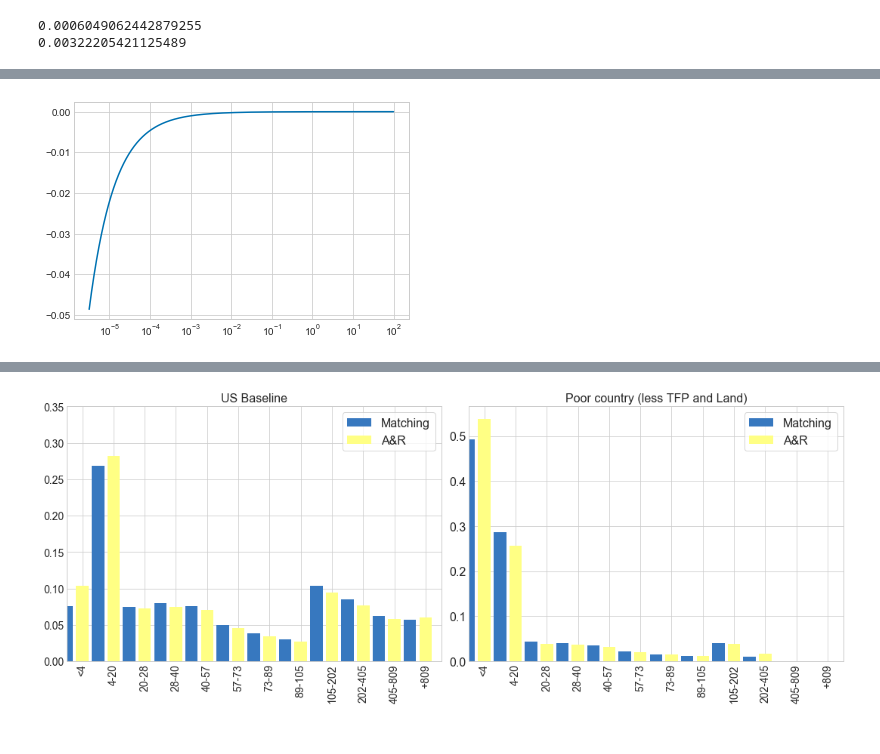
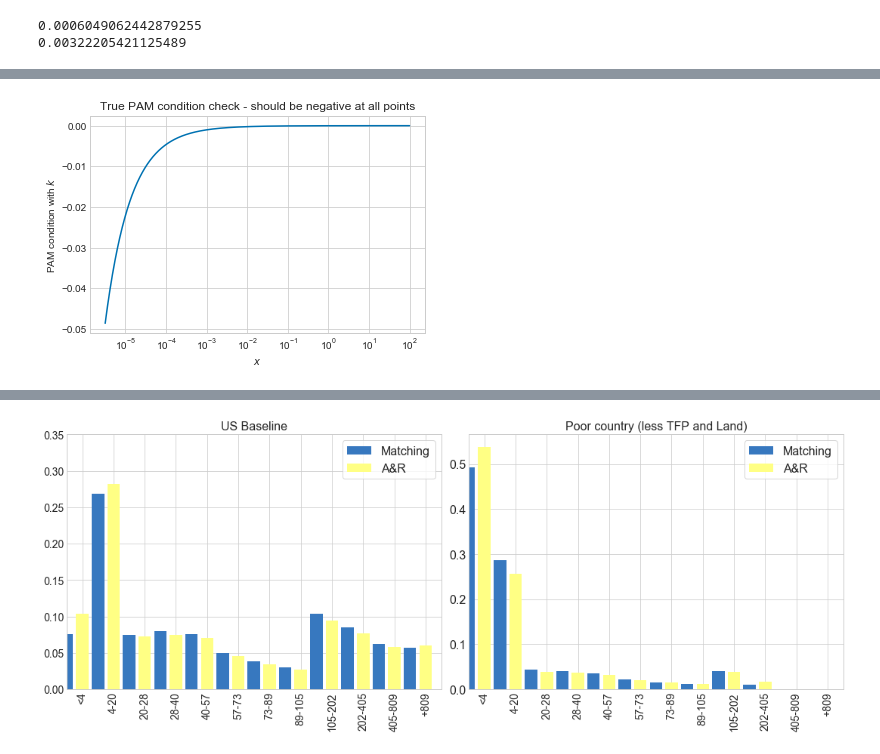
Before and after one commit to crisla/Capital-Investment-in-Assortative-Matching-with-large-Firms, a Jupyter notebook: Capital Notebook - New Capital.ipynb, the cells around one changed output, grey strips where cells are left out. Drawn from its saved outputs; the diff is of its cells as text; code cells hidden in the pictures.

```diff
--- a/Capital Notebook - New Capital.ipynb
+++ b/Capital Notebook - New Capital.ipynb
@@ -182,8 +204,10 @@ Success! All workers and firms are matched
 # %%
 plt.plot(sol_P1['xs'],PAM_P(sol_P1['ys'],sol_P1['xs'],1/sol_P1['thetas'],1.0,sol_P1['ks']))
-# plt.ylim(-0.2,0.2)
+plt.title('True PAM condition check - should be negative at all points')
 plt.xscale("log")
+plt.ylabel('PAM condition with $k$')
+plt.xlabel('$x$')
 plt.show()
 # %% [output]
-[figure, old version]
+[figure, new version]
 # %%
```
Also changed, not shown: parts of 66 cells of this notebook.
